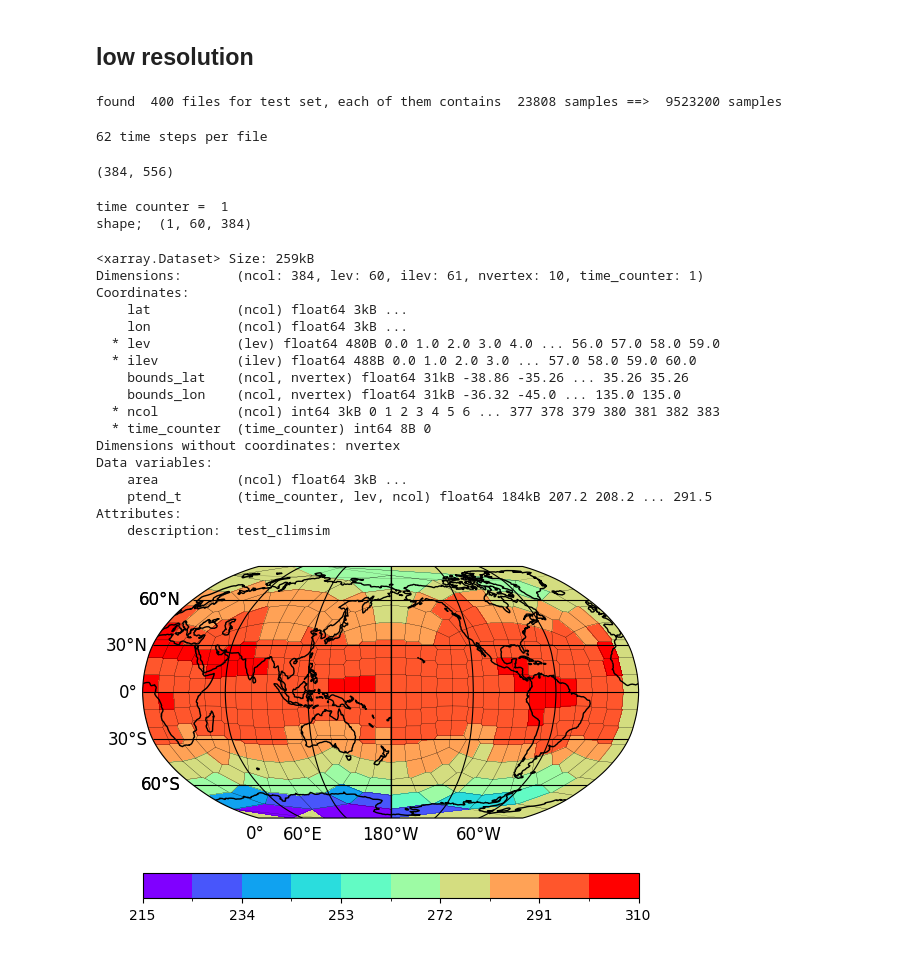
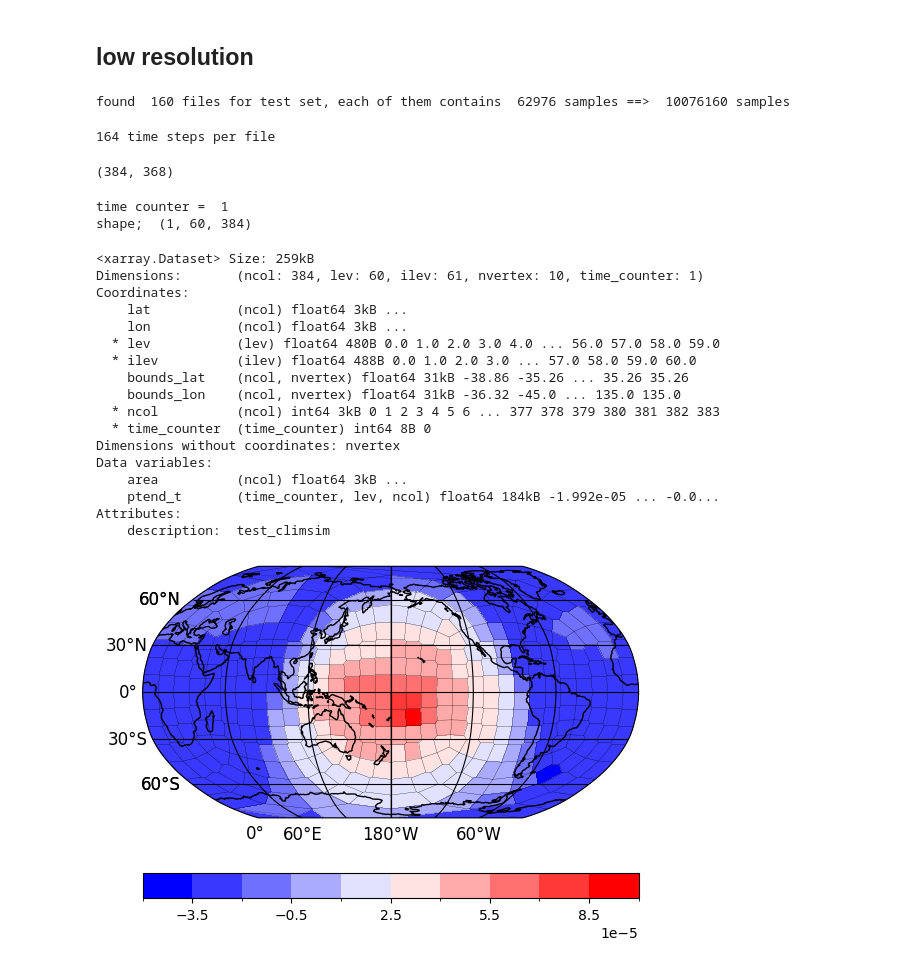
Before and after one commit to AnatoleVercelloni/Data_driven_DYNAMICO, a Jupyter notebook: data_processing/check_preprocessing.ipynb, the cells around one changed output. Cells and saved outputs as stored; diff of their text form; code cells hidden in the pictures.

```diff
--- a/data_processing/check_preprocessing.ipynb
+++ b/data_processing/check_preprocessing.ipynb
@@ -11,6 +11,6 @@ from psy_maps.plotters import FieldPlotter
 # %% [markdown]
 ## low resolution
 # %%
-path = '/lustre/fsn1/projects/rech/psl/upu87pm/low_res_data/dataset_stride_7/'
+path = '/lustre/fsn1/projects/rech/psl/upu87pm/low_res_data/scoring_set/'
 grid_b = '/lustre/fswork/projects/rech/psl/upu87pm/_hyrid_climate_modelling_/BuildGrid/grid_lr_with_boundaries.nc'
 # %%
@@ -28,19 +27,19 @@ col1_std_GLOB_o[col1_std_GLOB_o==0.] = 1e-20
 # %%
-files = glob.glob(path + 'input_*.npy')
+files = glob.glob(path + 'target_*.npy')
 files = sorted(files)
 n = np.load(files[0]).shape[0]
 print("found ", len(files), "files for test set, each of them contains ", n, "samples ==> ", len(files)*n, "samples")
 # %% [output]
-found  400 files for test set, each of them contains  23808 samples ==>  9523200 samples
+found  160 files for test set, each of them contains  62976 samples ==>  10076160 samples
 # %%
-ts = 30
+ts = 50
 ncol = 384
 print(n//ncol, "time steps per file")
-f = (np.load(files[300])[ts*ncol:ts*ncol + 384,:])# - col1_mean_GLOB)/col1_std_GLOB
+f = (np.load(files[1])[ts*ncol:ts*ncol + ncol,:])# - col1_mean_GLOB)/col1_std_GLOB
 f.shape
 # %% [output]
-62 time steps per file
+164 time steps per file
-(384, 556)
+(384, 368)
 # %%
 #f_norm = (f - col1_mean_GLOB_o)/col1_std_GLOB_o
 # %%
@@ -67,7 +66,7 @@ Coordinates:
 Dimensions without coordinates: nvertex
 Data variables:
     area          (ncol) float64 3kB ...
-    ptend_t       (time_counter, lev, ncol) float64 184kB 207.2 208.2 ... 291.5
+    ptend_t       (time_counter, lev, ncol) float64 184kB -1.992e-05 ... -0.0...
 Attributes:
     description:  test_climsim
 # %%
@@ -78,13 +77,13 @@ time_counter = 0
 inf = -2e-3
 sup = 2e-3
 nc = 31
-lev = 58
+lev = 10
 
 
 inf = ds[var][time_counter][lev].min()
 sup = ds[var][time_counter][lev].max()
 b = max(abs(inf), abs(sup))
 # %%
-map_out = ds.psy.plot.mapplot(name=var, time_counter = time_counter, lev = lev, cmap = 'rainbow', datagrid={'c': 'k', 'lw': 0.1}, projection='robin')
+map_out = ds.psy.plot.mapplot(name=var, time_counter = time_counter, lev = lev, cmap = 'bwr', datagrid={'c': 'k', 'lw': 0.1}, projection='robin')
 # %% [output]
-[figure, old version]
+[figure, new version]
```
Also changed, not shown: parts of 1 cell of this notebook, 23 other files.
